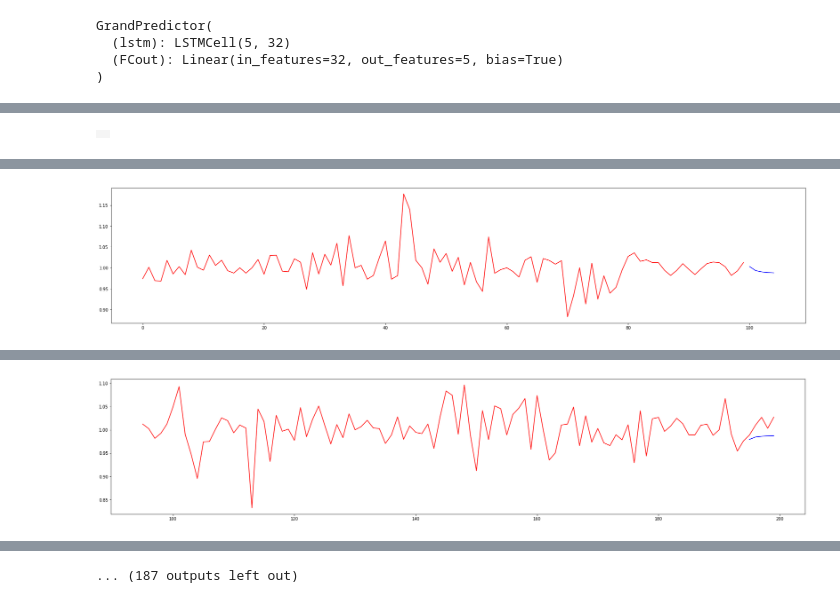
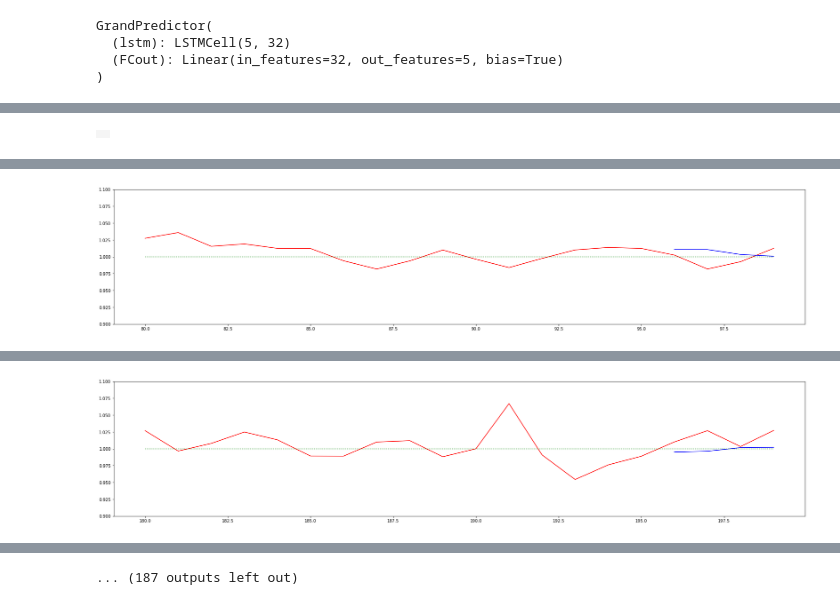
Before and after one commit to Kicory/ML_StockPJ, a Jupyter notebook: Notebook/TheGrandPredictor.ipynb, the cells around one changed output, grey strips where cells are left out. Cells and saved outputs as stored; diff of their text form; code cells hidden in the pictures.

```diff
--- a/Notebook/TheGrandPredictor.ipynb
+++ b/Notebook/TheGrandPredictor.ipynb
@@ -67,12 +71,17 @@ UsingColsCnt = len(UsingCols)
 # %%
 # 이게 되려나???
 def getInputData(theFile, length, batchSize):
-  for skipper in range(0, length, length // 4):
+  whole = []
+  for skipper in range(0, length, 1):
     reader = pd.read_csv(theFile, sep=',', chunksize=length * batchSize, usecols=UsingCols, skiprows=[i for i in range(skipper)])
     for chunk in reader:
       if chunk.shape[0] != length * batchSize:
         break;
-      yield torch.Tensor(chunk.to_numpy().reshape(batchSize, length, UsingColsCnt).swapaxes(0, 1))
+      whole.append(torch.Tensor(chunk.to_numpy().reshape(batchSize, length, UsingColsCnt).swapaxes(0, 1)))
+
+  random.shuffle(whole)
+  for idx in range(len(whole)):
+    yield whole[idx]
 # %% [markdown]
 # 2. 모델 설명
 
@@ -105,7 +114,7 @@ predictor = predictor.to(device)
 # Print your neural network structure
 print(predictor)
 
-optimizer = optim.Adam(predictor.parameters(), lr=0.005)
+optimizer = optim.Adam(predictor.parameters(), lr=0.0005)
 # %% [output]
 GrandPredictor(
   (lstm): LSTMCell(5, 32)
@@ -154,9 +163,9 @@ def predictorTrainer(predictor, x, futureRatio=0.5, TFRatio=0.5):
 
     return torch.stack(output)
 # %%
-maxEpoch = 5
+maxEpoch = 30
 batchSize = 32
-seqLen = 10
+seqLen = 20
 # %%
 # Training process
 
@@ -173,7 +182,7 @@ for epoch in range(maxEpoch):
     it = it + 1
     data = data.to(device);
     esti = predictorTrainer(predictor, data, 0.8, 0.5)
-    loss = F.mse_loss(esti, data)
+    loss = F.mse_loss(esti, data, reduction='sum') + F.l1_loss(esti[:,:,0], data[:,:,0], reduction='sum') * 5
     #prices += esti[:, :, 3].cpu().detach().view(seqSize).tolist()
     optimizer.zero_grad()
     loss.backward()
@@ -182,4 +191,5 @@ for epoch in range(maxEpoch):
 
 plt.figure(figsize=(25, 6))
 plt.plot(losses, label='train loss')
+plt.show()
 # %% [output]
@@ -228,38 +237,40 @@ def drawStepFig(trueCnt, estiCnt, grid):
       estiData, h, c = predictor(trueData[trueLen - estiCnt - 1], h, c)
 
 
     estiVals.clear()
-    futureH = h.clone()
-    futureC = c.clone()
+    futureH = None
+    futureC = None
     for day in range(estiCnt - 1):
       estiVals.append(estiData[0][0].item())
       estiData, futureH, futureC = predictor(estiData, futureH, futureC)
     estiVals.append(estiData[0][0].item())
 
     startDay = max(0, dayCnt - (fullLen))
     endDay = max(dayCnt, fullLen)
     xAxis = [i for i in range(startDay, endDay)]
 
     if dayCnt % 100 == 0:
       with grid.output_to(0, 0):
         plt.figure(figsize=(30, 6))
         plt.plot(xAxis, trueVals + [None for i in range(fullLen - trueLen)], '-r')
         plt.plot(xAxis, [None for i in range(trueCnt)] + estiVals, '-b')
+        plt.plot(xAxis, [1 for i in range(fullLen)], ':g')
+        plt.ylim(0.9, 1.1)
         plt.show()
 
 grid = widgets.Grid(1, 1)
-drawStepFig(100, 5, grid);
+drawStepFig(16, 4, grid);
 # %% [output]
 |  |
 [interactive output not drawn]
 [interactive output not drawn]
 [interactive output not drawn]
-[figure, old version]
+[figure, new version]
 [interactive output not drawn]
 [interactive output not drawn]
 [interactive output not drawn]
 [interactive output not drawn]
-[figure, old version]
+[figure, new version]
 [interactive output not drawn]
 [interactive output not drawn]
 ... (187 outputs left out)
```
Also changed, not shown: parts of 2 cells of this notebook.
